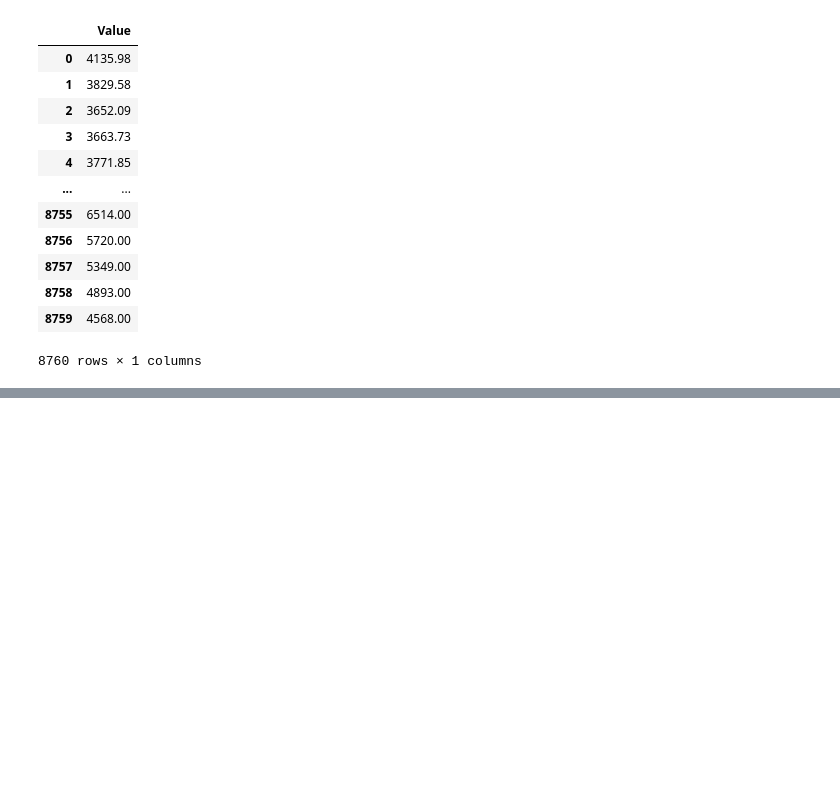
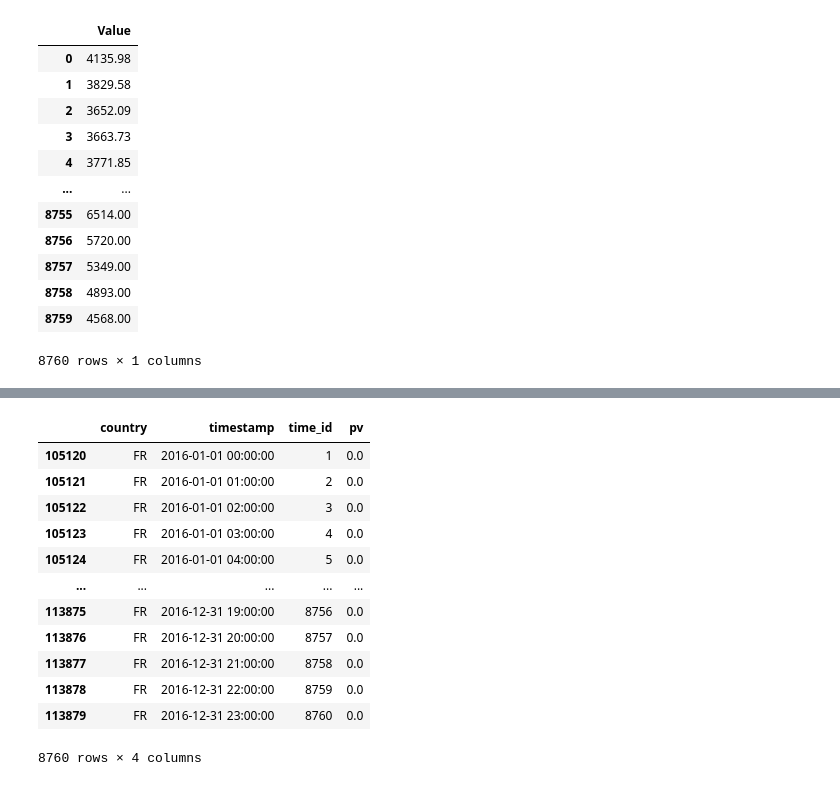
Before and after one commit to jus6du/wavelet_decomposition, a Jupyter notebook: format_ts.ipynb, the cells around one changed output, grey strips where cells are left out. Saved outputs shown, nothing was run; the diff lists cells and outputs as text; code cells hidden in the pictures; blank space fills up the shorter version.

```diff
--- a/format_ts.ipynb
+++ b/format_ts.ipynb
@@ -79,0 +234,20 @@ pd.read_excel('input_time_series/Greece/Greece_load_entsoe_2021.xlsx')
+# %%
+data = pd.read_csv('input_time_series/solar_pv_2016.csv')
+# %%
+data = data[data['country']=='FR']
+# %%
+data
+# %% [output]
+|  | country | timestamp | time_id | pv |
+| 105120 | FR | 2016-01-01 00:00:00 | 1 | 0.0 |
+| 105121 | FR | 2016-01-01 01:00:00 | 2 | 0.0 |
+| 105122 | FR | 2016-01-01 02:00:00 | 3 | 0.0 |
+| 105123 | FR | 2016-01-01 03:00:00 | 4 | 0.0 |
+| 105124 | FR | 2016-01-01 04:00:00 | 5 | 0.0 |
+| ... | ... | ... | ... | ... |
+| 113875 | FR | 2016-12-31 19:00:00 | 8756 | 0.0 |
+| 113876 | FR | 2016-12-31 20:00:00 | 8757 | 0.0 |
+| 113877 | FR | 2016-12-31 21:00:00 | 8758 | 0.0 |
+| 113878 | FR | 2016-12-31 22:00:00 | 8759 | 0.0 |
+| 113879 | FR | 2016-12-31 23:00:00 | 8760 | 0.0 |
+8760 rows × 4 columns
```
Also changed, not shown: parts of 34 cells of this notebook, 14 other files.
